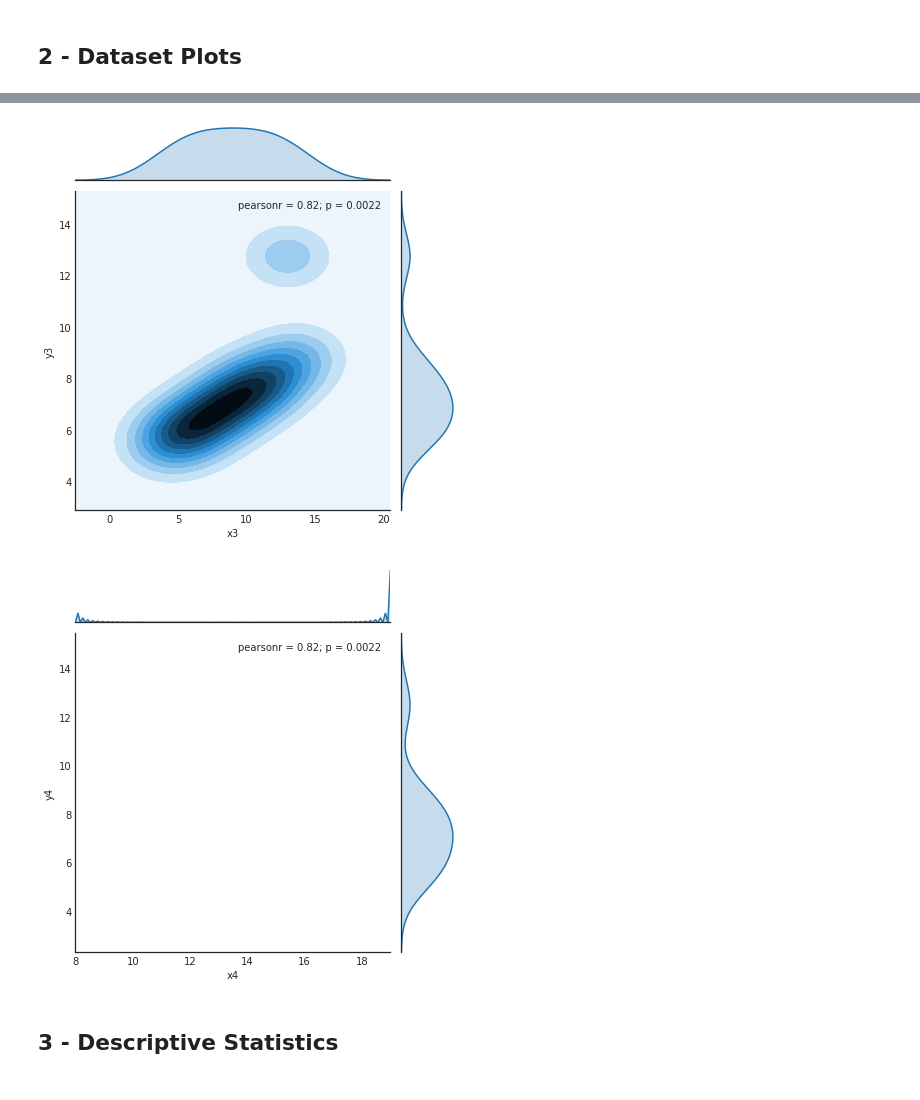
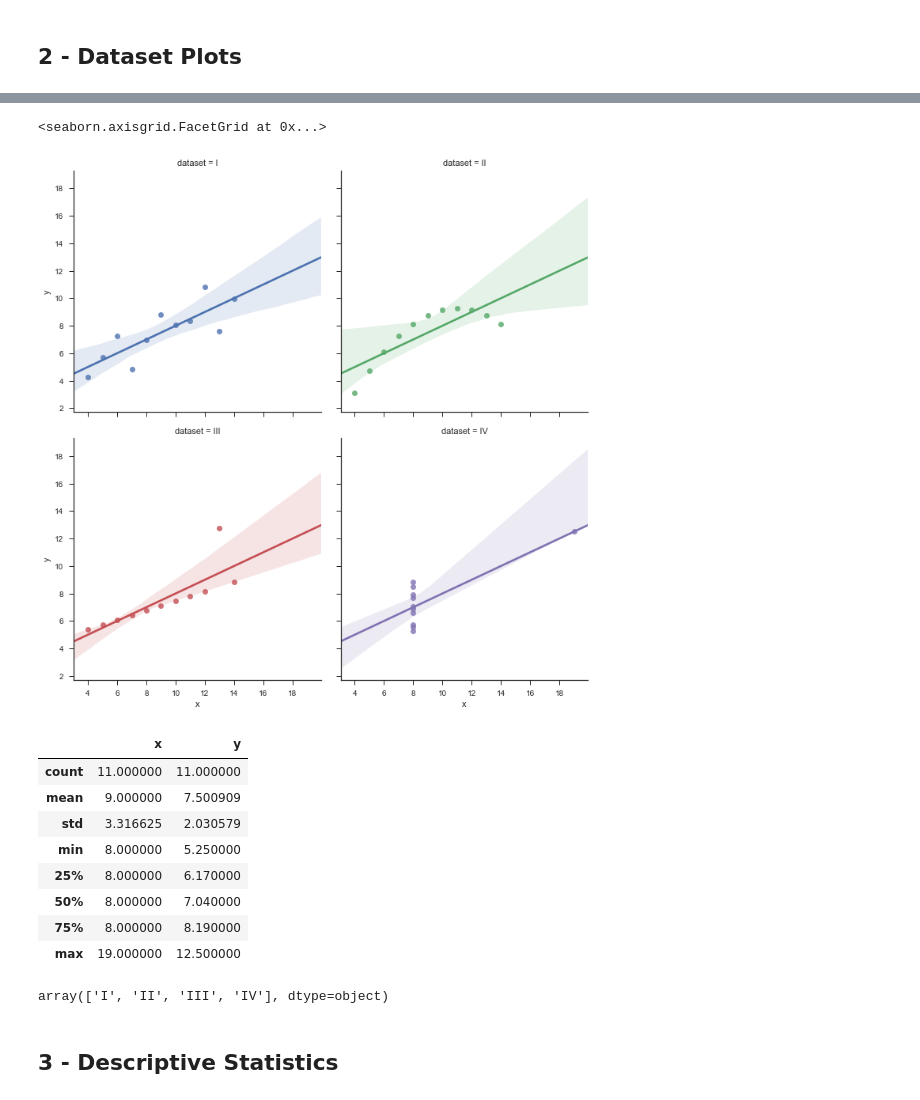
Before and after one commit to MKelly1303/GMIT_52446_Fund_Assignment1, a Jupyter notebook: 52446-Assignment_1_Mark_Kelly.ipynb, the cells around one changed output, grey strips where cells are left out. Drawn from its saved outputs; the diff is of its cells as text; code cells hidden in the pictures.

```diff
--- a/52446-Assignment_1_Mark_Kelly.ipynb
+++ b/52446-Assignment_1_Mark_Kelly.ipynb
@@ -133,10 +60,5 @@ sns.distplot(df.y1)
-# %%
-with sns.axes_style('white'):
-    sns.jointplot("x3", "y3", df, kind='kde');
-# %% [output]
-[figure, removed]
-# %%
-with sns.axes_style('white'):
-    sns.jointplot("x4", "y4", df, kind='kde');
-# %% [output]
-[figure, removed]
+# %%
+sns.lmplot(x="x", y="y", col="dataset", hue="dataset", data=df, col_wrap=2)
+# %% [output]
+<seaborn.axisgrid.FacetGrid at 0x...>
+[figure, added]
@@ -143,2 +70,18 @@ with sns.axes_style('white'):
+# %%
+IV.describe()
+# %% [output]
+|  | x | y |
+| count | 11.000000 | 11.000000 |
+| mean | 9.000000 | 7.500909 |
+| std | 3.316625 | 2.030579 |
+| min | 8.000000 | 5.250000 |
+| 25% | 8.000000 | 6.170000 |
+| 50% | 8.000000 | 7.040000 |
+| 75% | 8.000000 | 8.190000 |
+| max | 19.000000 | 12.500000 |
+# %%
+df['dataset'].unique()
+# %% [output]
+array(['I', 'II', 'III', 'IV'], dtype=object)
 # %% [markdown]
 ## 3 - Descriptive Statistics
```
Also changed, not shown: parts of 23 cells of this notebook.
